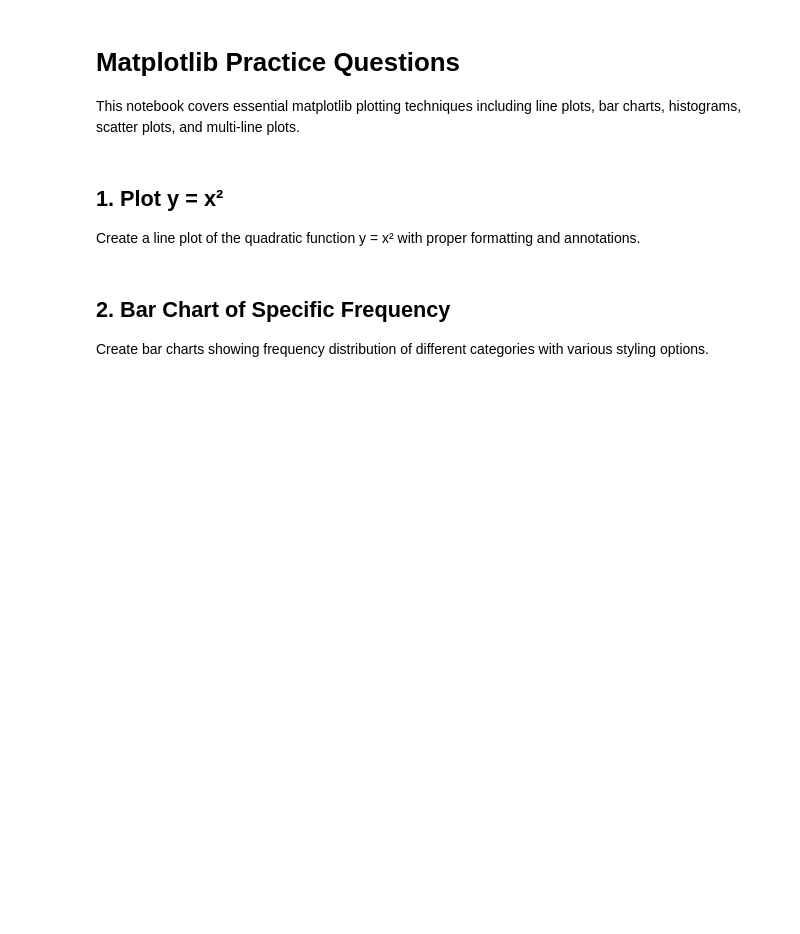
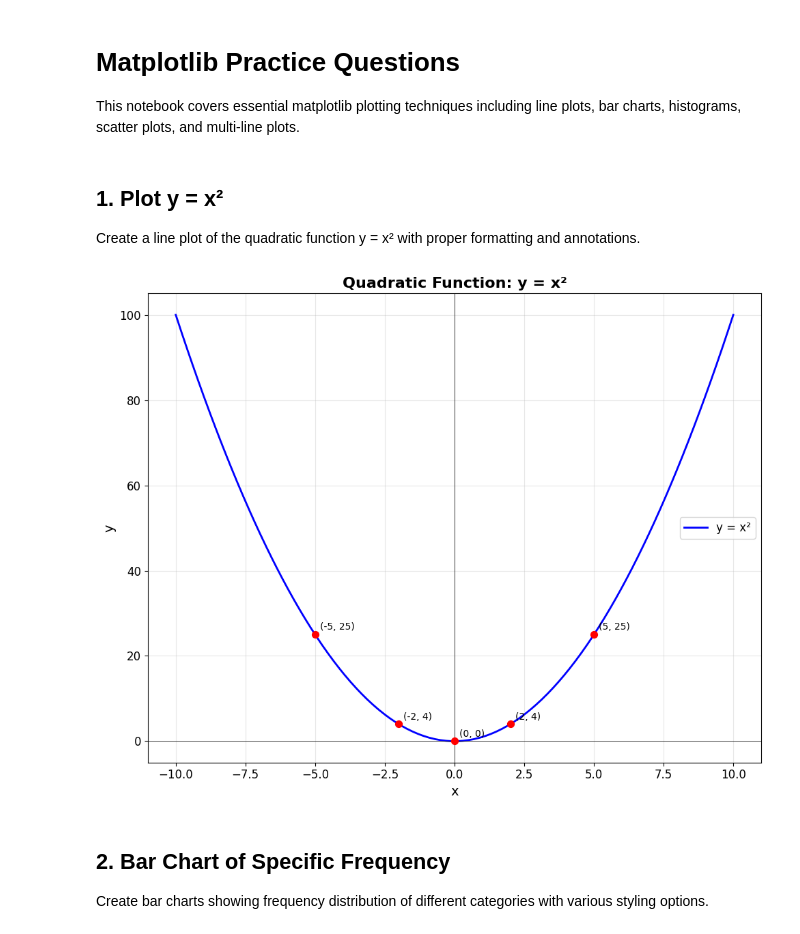
Before and after one commit to Pulkit-Shandilya/Python-Project, a Jupyter notebook: Python Files/Practice Files/ML file/matplotlib_questions.ipynb, the cells around one changed output. Saved outputs shown, nothing was run; the diff lists cells and outputs as text; code cells hidden in the pictures; blank space fills up the shorter version.

```diff
--- a/Python Files/Practice Files/ML file/matplotlib_questions.ipynb
+++ b/Python Files/Practice Files/ML file/matplotlib_questions.ipynb
@@ -7,13 +7,6 @@ This notebook covers essential matplotlib plotting techniques including line plo
 import matplotlib.pyplot as plt
 import numpy as np
 import pandas as pd
-
-# Set style for better looking plots
-plt.style.use('default')
-plt.rcParams['figure.figsize'] = (10, 6)
-plt.rcParams['font.size'] = 12
-
-print("Matplotlib version:", plt.matplotlib.__version__)
 # %% [markdown]
 ## 1. Plot y = x²
 
@@ -23,59 +16,35 @@ Create a line plot of the quadratic function y = x² with proper formatting and
 x = np.linspace(-10, 10, 100)
 y = x**2
 
 # Create the plot
 plt.figure(figsize=(10, 8))
 plt.plot(x, y, 'b-', linewidth=2, label='y = x²')
 
 # Add formatting
 plt.title('Quadratic Function: y = x²', fontsize=16, fontweight='bold')
 plt.xlabel('x', fontsize=14)
 plt.ylabel('y', fontsize=14)
 plt.grid(True, alpha=0.3)
 plt.legend(fontsize=12)
 
 # Add some special points
 special_x = np.array([-5, -2, 0, 2, 5])
 special_y = special_x**2
 plt.scatter(special_x, special_y, color='red', s=50, zorder=5)
 
 # Annotate special points
 for i, (xi, yi) in enumerate(zip(special_x, special_y)):
     plt.annotate(f'({xi}, {yi})', (xi, yi), xytext=(5, 5),
                 textcoords='offset points', fontsize=10)
 
 # Add axis lines through origin
 plt.axhline(y=0, color='k', linewidth=0.5)
 plt.axvline(x=0, color='k', linewidth=0.5)
 
 plt.tight_layout()
 plt.show()
-
-# Additional variations
-plt.figure(figsize=(12, 8))
-
-# Multiple quadratic functions
-x = np.linspace(-5, 5, 100)
-y1 = x**2
-y2 = 0.5 * x**2
-y3 = 2 * x**2
-y4 = -x**2
-
-plt.plot(x, y1, 'b-', linewidth=2, label='y = x²')
-plt.plot(x, y2, 'r-', linewidth=2, label='y = 0.5x²')
-plt.plot(x, y3, 'g-', linewidth=2, label='y = 2x²')
-plt.plot(x, y4, 'm-', linewidth=2, label='y = -x²')
-
-plt.title('Variations of Quadratic Functions', fontsize=16, fontweight='bold')
-plt.xlabel('x', fontsize=14)
-plt.ylabel('y', fontsize=14)
-plt.grid(True, alpha=0.3)
-plt.legend(fontsize=12)
-plt.axhline(y=0, color='k', linewidth=0.5)
-plt.axvline(x=0, color='k', linewidth=0.5)
-
-plt.tight_layout()
-plt.show()
+# %% [output]
+[figure, added]
 # %% [markdown]
 ## 2. Bar Chart of Specific Frequency
 
```
Also changed, not shown: parts of 4 cells of this notebook, 5 other files.
